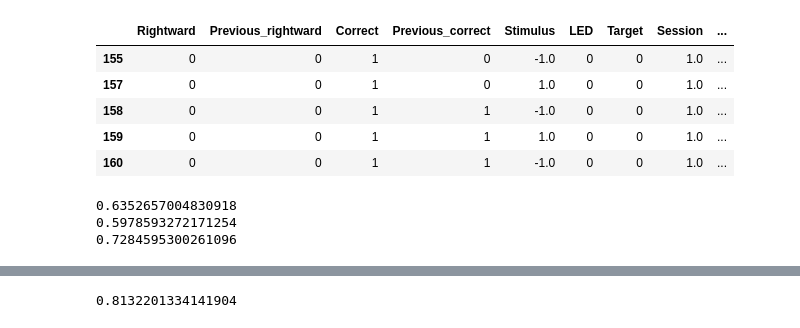
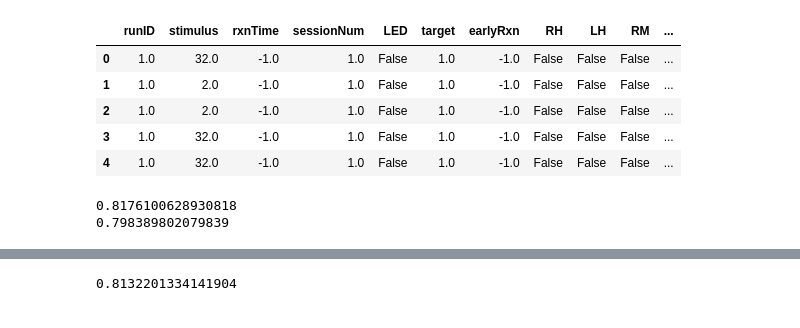
Before and after one commit to bkrall24/Psytrack_fitting, a Jupyter notebook: basic_GLM.ipynb, the cells around one changed output, grey strips where cells are left out. Cells and saved outputs as stored; diff of their text form; code cells hidden in the pictures.

```diff
--- a/basic_GLM.ipynb
+++ b/basic_GLM.ipynb
@@ -22,12 +22,12 @@ def load_beh_data(path, animal_id):
         beh_df[boo_cols] = beh_df[boo_cols].astype(bool)
 
 
-        file_ttl = 'ttl_info_'+animal_id+'.mat'
-        ttl_path = os.path.join(path, file_ttl)
-        ttl_data = import_matlab_file(ttl_path)
+        # file_ttl = 'ttl_info_'+animal_id+'.mat'
+        # ttl_path = os.path.join(path, file_ttl)
+        # ttl_data = import_matlab_file(ttl_path)
 
-        beh_df['Spout_1']= np.mean(ttl_data['trial_info']['lick'][:,750:825,0],axis = 1)
-        beh_df['Spout_2'] = np.mean(ttl_data['trial_info']['lick'][:,750:825,1],axis = 1)
+        # beh_df['Spout_1']= np.mean(ttl_data['trial_info']['lick'][:,750:825,0],axis = 1)
+        # beh_df['Spout_2'] = np.mean(ttl_data['trial_info']['lick'][:,750:825,1],axis = 1)
 
 
         file_ttl2 = 'ttl_choices_'+animal_id+'.mat'
@@ -157,24 +157,25 @@ def expand_history(d, back):
 
     return d
 # %%
+
 import os
-path = os.getcwd();
+#path = os.getcwd();
 
-animal = 'opto_207'
+animal = 'opto_204'
 
-#path = r"C:\Users\natet\Desktop\Experimental_Data\IT\opto_204"
+path = r"C:\Users\natet\Desktop\Experimental_Data\IT\opto_204"
 import numpy as np
 
 b = load_beh_data(path, animal)
 b2 = clean_beh_data(b)
-b2.head()
+b.head()
 # %% [output]
-|  | Rightward | Previous_rightward | Correct | Previous_correct | Stimulus | LED | Target | Session | ... |
-| 155 | 0 | 0 | 1 | 0 | -1.0 | 0 | 0 | 1.0 | ... |
-| 157 | 0 | 0 | 1 | 0 | 1.0 | 0 | 0 | 1.0 | ... |
-| 158 | 0 | 0 | 1 | 1 | -1.0 | 0 | 0 | 1.0 | ... |
-| 159 | 0 | 0 | 1 | 1 | 1.0 | 0 | 0 | 1.0 | ... |
-| 160 | 0 | 0 | 1 | 1 | -1.0 | 0 | 0 | 1.0 | ... |
+|  | runID | stimulus | rxnTime | sessionNum | LED | target | earlyRxn | RH | LH | RM | ... |
+| 0 | 1.0 | 32.0 | -1.0 | 1.0 | False | 1.0 | -1.0 | False | False | False | ... |
+| 1 | 1.0 | 2.0 | -1.0 | 1.0 | False | 1.0 | -1.0 | False | False | False | ... |
+| 2 | 1.0 | 2.0 | -1.0 | 1.0 | False | 1.0 | -1.0 | False | False | False | ... |
+| 3 | 1.0 | 32.0 | -1.0 | 1.0 | False | 1.0 | -1.0 | False | False | False | ... |
+| 4 | 1.0 | 32.0 | -1.0 | 1.0 | False | 1.0 | -1.0 | False | False | False | ... |
 # %%
 
 #inputs = ['Previous_rightward', 'Previous_correct', 'Stimulus', 'Latency']
@@ -215,11 +216,10 @@ clf3 = LogisticRegressionCV(cv=5, random_state=0).fit(X3_train, y3_train)
 # %%
 print(clf1.score(X1_test,y1_test))
 print(clf2.score(X2_test,y2_test))
-print(clf3.score(X3_test,y3_test))
+# print(clf3.score(X3_test,y3_test))
 # %% [output]
-0.6352657004830918
-0.5978593272171254
-0.7284595300261096
+0.8176100628930818
+0.798389802079839
 # %%
 X1.shape
 np.arange(X.shape[1])
```
Also changed, not shown: parts of 19 cells of this notebook, 7 other files.
